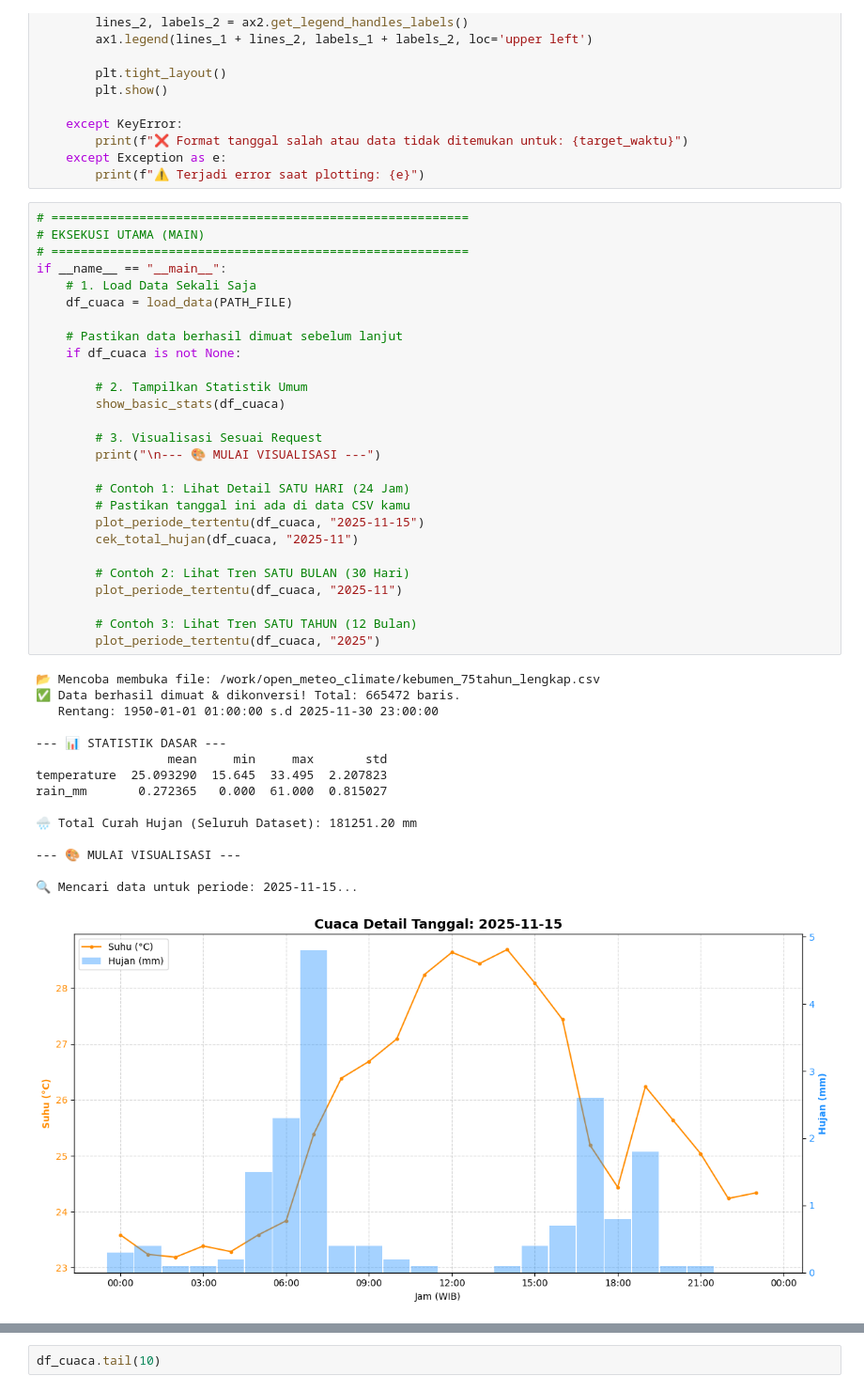
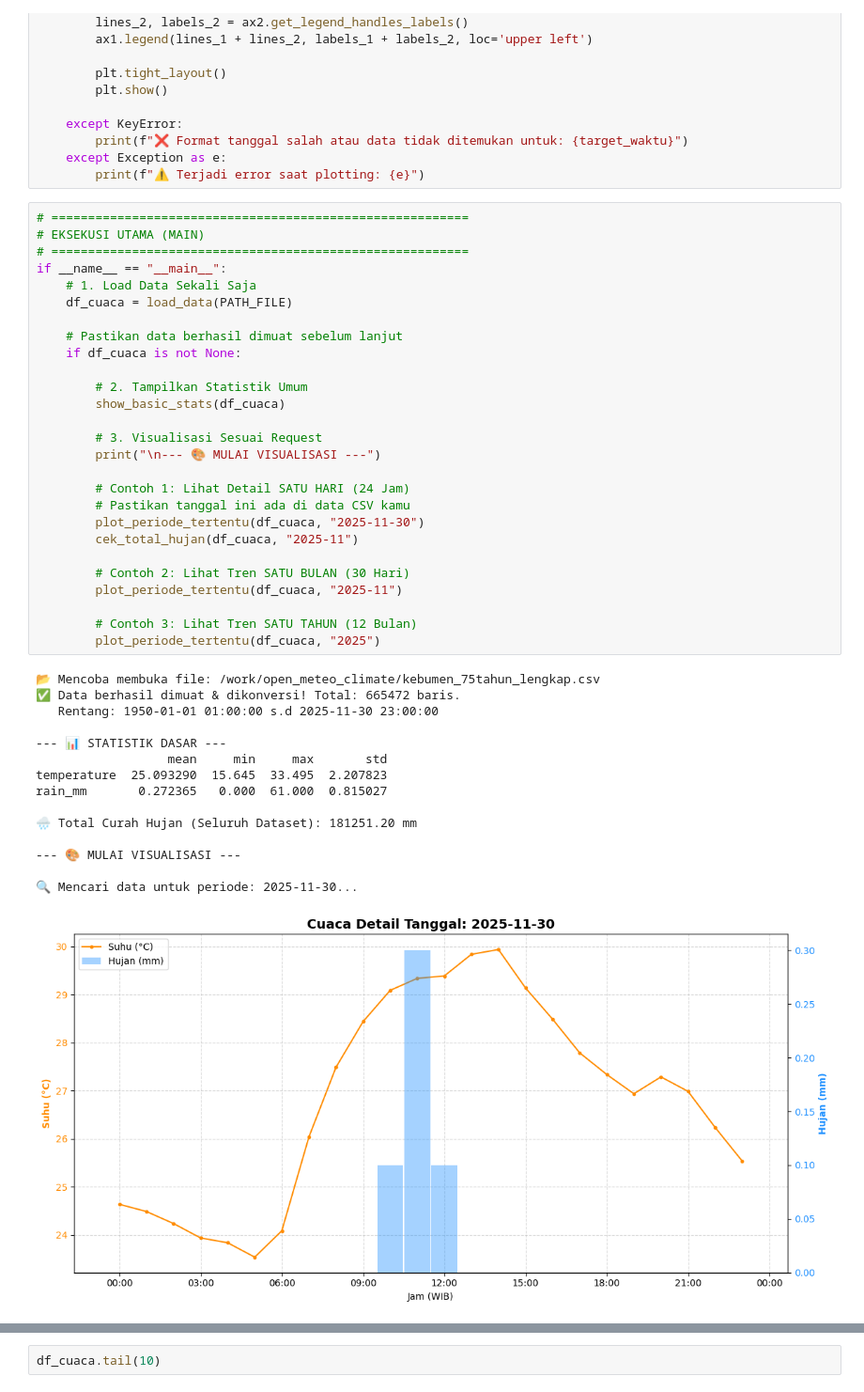
Before and after one commit to evanalif113/Penelitian-Tensorflow, a Jupyter notebook: Analisis_Meteorologi/Open Meteo Analytic.ipynb, the cells around one changed output, grey strips where cells are left out. Shown at 94% size. Cells and saved outputs as stored; diff of their text form.

```diff
--- a/Analisis_Meteorologi/Open Meteo Analytic.ipynb
+++ b/Analisis_Meteorologi/Open Meteo Analytic.ipynb
@@ -210,36 +210,36 @@ if __name__ == "__main__":
 
         # 2. Tampilkan Statistik Umum
         show_basic_stats(df_cuaca)
 
         # 3. Visualisasi Sesuai Request
         print("\n--- 🎨 MULAI VISUALISASI ---")
 
         # Contoh 1: Lihat Detail SATU HARI (24 Jam)
         # Pastikan tanggal ini ada di data CSV kamu
-        plot_periode_tertentu(df_cuaca, "2025-11-15")
+        plot_periode_tertentu(df_cuaca, "2025-11-30")
         cek_total_hujan(df_cuaca, "2025-11")
 
         # Contoh 2: Lihat Tren SATU BULAN (30 Hari)
         plot_periode_tertentu(df_cuaca, "2025-11")
 
         # Contoh 3: Lihat Tren SATU TAHUN (12 Bulan)
         plot_periode_tertentu(df_cuaca, "2025")
 # %% [output]
 📂 Mencoba membuka file: /work/open_meteo_climate/kebumen_75tahun_lengkap.csv
 ✅ Data berhasil dimuat & dikonversi! Total: 665472 baris.
    Rentang: 1950-01-01 01:00:00 s.d 2025-11-30 23:00:00
 
 --- 📊 STATISTIK DASAR ---
                   mean     min     max       std
 temperature  25.093290  15.645  33.495  2.207823
 rain_mm       0.272365   0.000  61.000  0.815027
 
 🌧️ Total Curah Hujan (Seluruh Dataset): 181251.20 mm
 
 --- 🎨 MULAI VISUALISASI ---
 
-🔍 Mencari data untuk periode: 2025-11-15...
+🔍 Mencari data untuk periode: 2025-11-30...
-[figure, old version]
+[figure, new version]
 🔎 Menganalisis Data Periode: 2025-11 ...
 ========================================
 🌧️ TOTAL CURAH HUJAN: 460.00 mm
```
